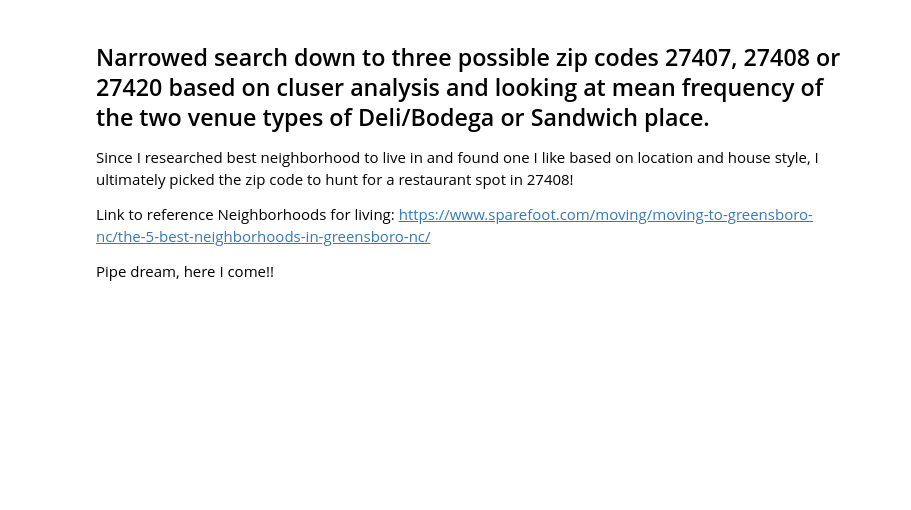
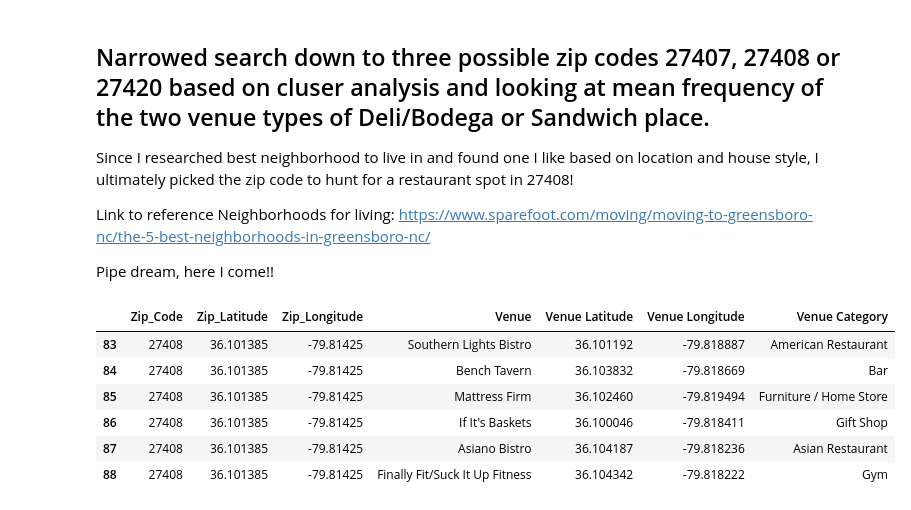
Before and after one commit to crowela022/LCDataScience, a Jupyter notebook: Lauren Crowe DS Capstone Project.ipynb, the cells around one changed output. Saved outputs shown, nothing was run; the diff lists cells and outputs as text; code cells hidden in the pictures; blank space fills up the shorter version.

```diff
--- a/Lauren Crowe DS Capstone Project.ipynb
+++ b/Lauren Crowe DS Capstone Project.ipynb
@@ -779,3 +817,16 @@ Since I researched best neighborhood to live in and found one I like based on lo
 Link to reference Neighborhoods for living: https://www.sparefoot.com/moving/moving-to-greensboro-nc/the-5-best-neighborhoods-in-greensboro-nc/
 
 Pipe dream, here I come!!
+# %%
+##take a look one final time all the venues in zip code 27408, so that i can tour the area and make a final selection on a space for my restaurant
+
+gso_27408 = gso_venues[gso_venues['Zip_Code'].isin(['27408'])]
+gso_27408
+# %% [output]
+|  | Zip_Code | Zip_Latitude | Zip_Longitude | Venue | Venue Latitude | Venue Longitude | Venue Category |
+| 83 | 27408 | 36.101385 | -79.81425 | Southern Lights Bistro | 36.101192 | -79.818887 | American Restaurant |
+| 84 | 27408 | 36.101385 | -79.81425 | Bench Tavern | 36.103832 | -79.818669 | Bar |
+| 85 | 27408 | 36.101385 | -79.81425 | Mattress Firm | 36.102460 | -79.819494 | Furniture / Home Store |
+| 86 | 27408 | 36.101385 | -79.81425 | If It's Baskets | 36.100046 | -79.818411 | Gift Shop |
+| 87 | 27408 | 36.101385 | -79.81425 | Asiano Bistro | 36.104187 | -79.818236 | Asian Restaurant |
+| 88 | 27408 | 36.101385 | -79.81425 | Finally Fit/Suck It Up Fitness | 36.104342 | -79.818222 | Gym |
```
Also changed, not shown: parts of 19 cells of this notebook.
